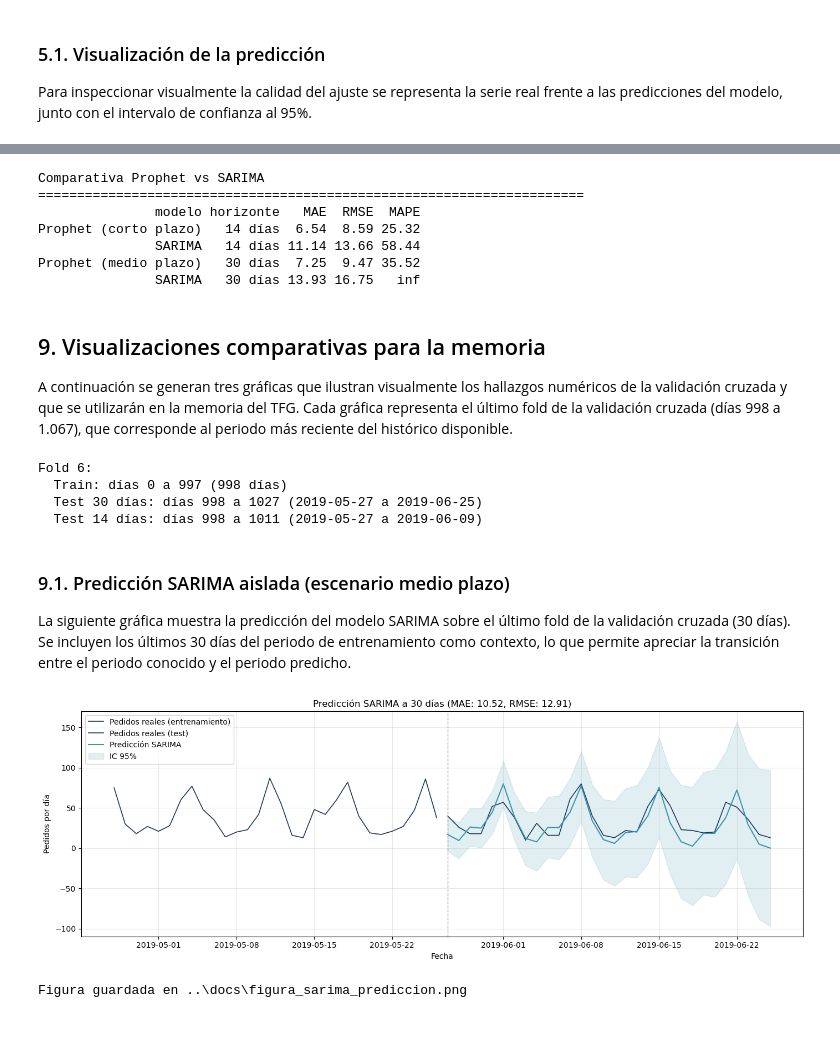
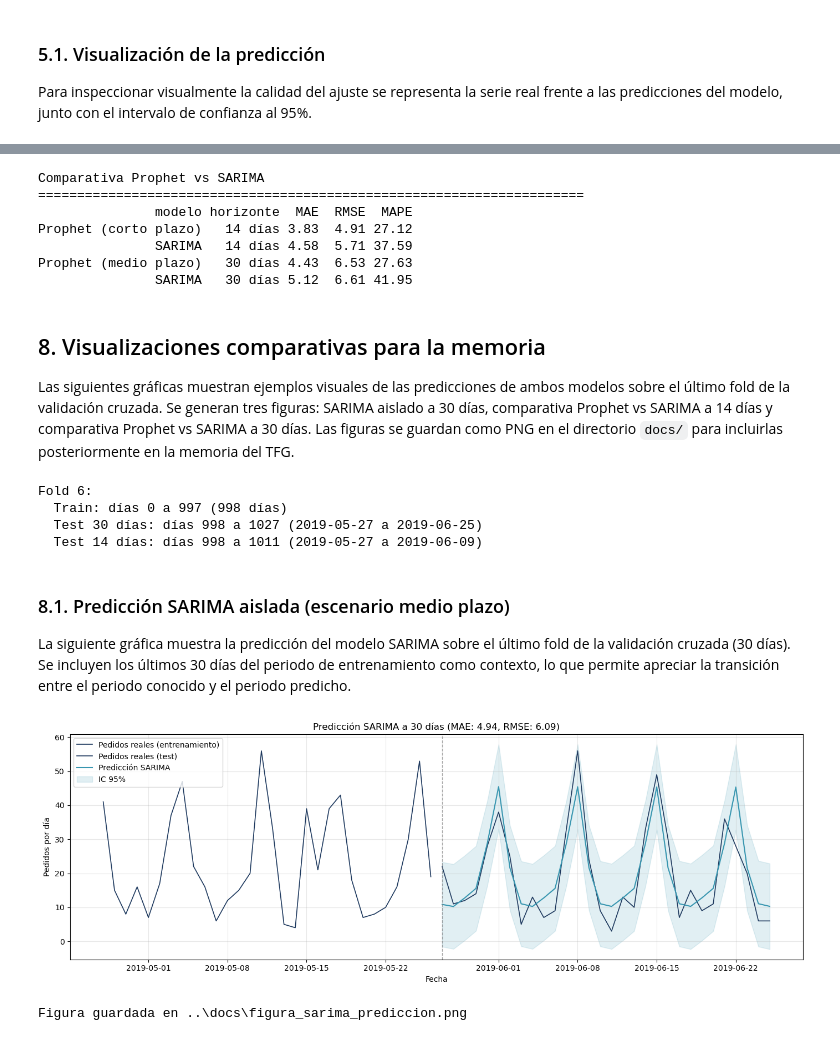
Before and after one commit to mjaalzago/TFG-prediccion-demanda, a Jupyter notebook: notebooks/04_modelo_sarima.ipynb, the cells around one changed output, grey strips where cells are left out. Saved outputs shown, nothing was run; the diff lists cells and outputs as text; code cells hidden in the pictures.

```diff
--- a/notebooks/04_modelo_sarima.ipynb
+++ b/notebooks/04_modelo_sarima.ipynb
@@ -443,7 +484,8 @@ generando 6 folds en cada escenario.
 from sklearn.metrics import mean_absolute_error, mean_squared_error
 
 def validacion_cruzada_sarima(serie, p, d, q, P, D, Q, s,
-                                initial_size, period, horizon):
+                                initial_size, period, horizon,
+                                with_intercept=True):
     """
     Validación cruzada temporal manual para SARIMA.
 
@@ -453,6 +495,8 @@ def validacion_cruzada_sarima(serie, p, d, q, P, D, Q, s,
     - initial_size: tamaño inicial del conjunto de entrenamiento.
     - period: días entre cortes consecutivos.
     - horizon: horizonte de predicción de cada fold.
+    - with_intercept: si el modelo incluye constante (la decisión
+      la toma auto_arima en la celda 14).
 
     Devuelve un DataFrame con las métricas por fold y el promedio.
     """
@@ -470,6 +514,7 @@ def validacion_cruzada_sarima(serie, p, d, q, P, D, Q, s,
         modelo = ARIMA(
             order=(p, d, q),
             seasonal_order=(P, D, Q, s),
+            with_intercept=with_intercept,
             suppress_warnings=True
         )
         modelo.fit(train_fold)
@@ -477,10 +522,18 @@ def validacion_cruzada_sarima(serie, p, d, q, P, D, Q, s,
         # Predicción sobre el horizonte
         prediccion = modelo.predict(n_periods=horizon)
 
-        # Métricas del fold
-        mae = mean_absolute_error(test_fold, prediccion)
-        rmse = np.sqrt(mean_squared_error(test_fold, prediccion))
-        mape = np.mean(np.abs((test_fold.values - prediccion) / test_fold.values)) * 100
+        # Métricas del fold (excluyendo días con cero pedidos para
+        # evitar división por cero en MAPE, igual que en notebook 3)
+        y_real = test_fold.values
+        y_pred = prediccion
+        mae = mean_absolute_error(y_real, y_pred)
+        rmse = np.sqrt(mean_squared_error(y_real, y_pred))
+        mask_no_cero = y_real > 0
+        if mask_no_cero.any():
+            mape = np.mean(np.abs((y_real[mask_no_cero] - y_pred[mask_no_cero])
+                                  / y_real[mask_no_cero])) * 100
+        else:
+            mape = np.nan
 
         resultados.append({
             "fold": fold,
@@ -507,9 +560,15 @@ def validacion_cruzada_sarima(serie, p, d, q, P, D, Q, s,
     return pd.concat([df_resultados, promedio], ignore_index=True)
 
 
-# Parámetros del modelo seleccionado por auto_arima
-p, d, q = 3, 1, 0
-P, D, Q, s = 2, 1, 0, 7
+# Extraemos automáticamente los parámetros que auto_arima ha seleccionado
+# en la celda 14, así no hay que hardcodearlos
+p, d, q = modelo_auto.order
+P, D, Q, s = modelo_auto.seasonal_order
+with_intercept = modelo_auto.with_intercept
+
+print(f"Parámetros heredados de auto_arima: SARIMA({p},{d},{q})({P},{D},{Q})[{s}]"
+      f"{' con intercept' if with_intercept else ''}")
+print()
 
 # Configuración de validación cruzada (igual que en Prophet)
 INITIAL_SIZE = 548  # días iniciales de entrenamiento
@@ -520,7 +579,8 @@ print("Validación cruzada para escenario CORTO PLAZO (14 días)...")
 print("(esto puede tardar 1-2 minutos)")
 resultados_14 = validacion_cruzada_sarima(
     df["n_pedidos"], p, d, q, P, D, Q, s,
-    initial_size=INITIAL_SIZE, period=PERIOD, horizon=14
+    initial_size=INITIAL_SIZE, period=PERIOD, horizon=14,
+    with_intercept=with_intercept
 )
 print()
 print("Resultados a 14 días:")
@@ -534,7 +594,8 @@ print("Validación cruzada para escenario MEDIO PLAZO (30 días)...")
 print("(esto puede tardar 2-3 minutos)")
 resultados_30 = validacion_cruzada_sarima(
     df["n_pedidos"], p, d, q, P, D, Q, s,
-    initial_size=INITIAL_SIZE, period=PERIOD, horizon=30
+    initial_size=INITIAL_SIZE, period=PERIOD, horizon=30,
+    with_intercept=with_intercept
 )
 print()
 print("Resultados a 30 días:")
@@ -610,11 +697,10 @@ en el notebook 3. Los pasos realizados han sido:
 La siguiente tabla recoge las métricas obtenidas por ambos modelos
 en los dos escenarios operativos:
 # %%
-# Métricas de Prophet del notebook 3 (cargamos manualmente)
 metricas_prophet_14 = {"modelo": "Prophet (corto plazo)", "horizonte": "14 días",
-                       "MAE": 6.54, "RMSE": 8.59, "MAPE": 25.32}
+                       "MAE": 3.83, "RMSE": 4.91, "MAPE": 27.12}
 metricas_prophet_30 = {"modelo": "Prophet (medio plazo)", "horizonte": "30 días",
-                       "MAE": 7.25, "RMSE": 9.47, "MAPE": 35.52}
+                       "MAE": 4.43, "RMSE": 6.53, "MAPE": 27.63}
 
 # Métricas de SARIMA (recién calculadas)
 metricas_sarima_14 = {
@@ -644,17 +730,18 @@ print(tabla_comparativa.to_string(index=False, float_format="%.2f"))
 # %% [output]
 Comparativa Prophet vs SARIMA
 ======================================================================
-               modelo horizonte   MAE  RMSE  MAPE
-Prophet (corto plazo)   14 días  6.54  8.59 25.32
-               SARIMA   14 días 11.14 13.66 58.44
-Prophet (medio plazo)   30 días  7.25  9.47 35.52
-               SARIMA   30 días 13.93 16.75   inf
+               modelo horizonte  MAE  RMSE  MAPE
+Prophet (corto plazo)   14 días 3.83  4.91 27.12
+               SARIMA   14 días 4.58  5.71 37.59
+Prophet (medio plazo)   30 días 4.43  6.53 27.63
+               SARIMA   30 días 5.12  6.61 41.95
 # %% [markdown]
-## 9. Visualizaciones comparativas para la memoria
+## 8. Visualizaciones comparativas para la memoria
 
-A continuación se generan tres gráficas que ilustran visualmente los
-hallazgos numéricos de la validación cruzada y que se utilizarán en
-la memoria del TFG. Cada gráfica representa el último fold de la
-validación cruzada (días 998 a 1.067), que corresponde al periodo
-más reciente del histórico disponible.
+Las siguientes gráficas muestran ejemplos visuales de las predicciones
+de ambos modelos sobre el último fold de la validación cruzada. Se
+generan tres figuras: SARIMA aislado a 30 días, comparativa Prophet
+vs SARIMA a 14 días y comparativa Prophet vs SARIMA a 30 días. Las
+figuras se guardan como PNG en el directorio `docs/` para incluirlas
+posteriormente en la memoria del TFG.
 # %%
@@ -686,7 +775,7 @@ Fold 6:
   Test 30 días: días 998 a 1027 (2019-05-27 a 2019-06-25)
   Test 14 días: días 998 a 1011 (2019-05-27 a 2019-06-09)
 # %% [markdown]
-### 9.1. Predicción SARIMA aislada (escenario medio plazo)
+### 8.1. Predicción SARIMA aislada (escenario medio plazo)
 
 La siguiente gráfica muestra la predicción del modelo SARIMA sobre el
 último fold de la validación cruzada (30 días). Se incluyen los
@@ -700,6 +789,7 @@ from pmdarima import ARIMA
 modelo_sarima_fold = ARIMA(
     order=(p, d, q),
     seasonal_order=(P, D, Q, s),
+    with_intercept=with_intercept,
     suppress_warnings=True
 )
 modelo_sarima_fold.fit(train_fold["n_pedidos"])
@@ -725,32 +815,32 @@ ax.plot(contexto["fecha"], contexto["n_pedidos"],
 ax.plot(test_fold_30["fecha"], test_fold_30["n_pedidos"],
         color="#1f3a5f", linewidth=1.2, linestyle="-", label="Pedidos reales (test)")
 
 # Predicción SARIMA
 ax.plot(test_fold_30["fecha"], prediccion_sarima_30,
         color="#3896b0", linewidth=1.5, label="Predicción SARIMA")
 
 # Intervalo de confianza al 95%
 ax.fill_between(test_fold_30["fecha"], ic_sarima_30[:, 0], ic_sarima_30[:, 1],
                 color="#3896b0", alpha=0.15, label="IC 95%")
 
 # Línea vertical separando entrenamiento y test
 ax.axvline(x=test_fold_30["fecha"].iloc[0], color="gray",
            linestyle="--", linewidth=1, alpha=0.7)
 
 ax.set_title(f"Predicción SARIMA a 30 días (MAE: {mae_sarima:.2f}, RMSE: {rmse_sarima:.2f})")
 ax.set_xlabel("Fecha")
 ax.set_ylabel("Pedidos por día")
 ax.legend(loc="upper left")
 ax.grid(True, alpha=0.3)
 
 # Guardar como PNG para el TFG
 ruta_figura = Path("../docs/figura_sarima_prediccion.png")
 ruta_figura.parent.mkdir(parents=True, exist_ok=True)
 plt.tight_layout()
 plt.savefig(ruta_figura, dpi=300, bbox_inches="tight")
 plt.show()
 
 print(f"\nFigura guardada en {ruta_figura}")
 # %% [output]
-[figure, old version]
+[figure, new version]
 Figura guardada en ..\docs\figura_sarima_prediccion.png
```
Also changed, not shown: parts of 37 cells of this notebook, 20 other files.
